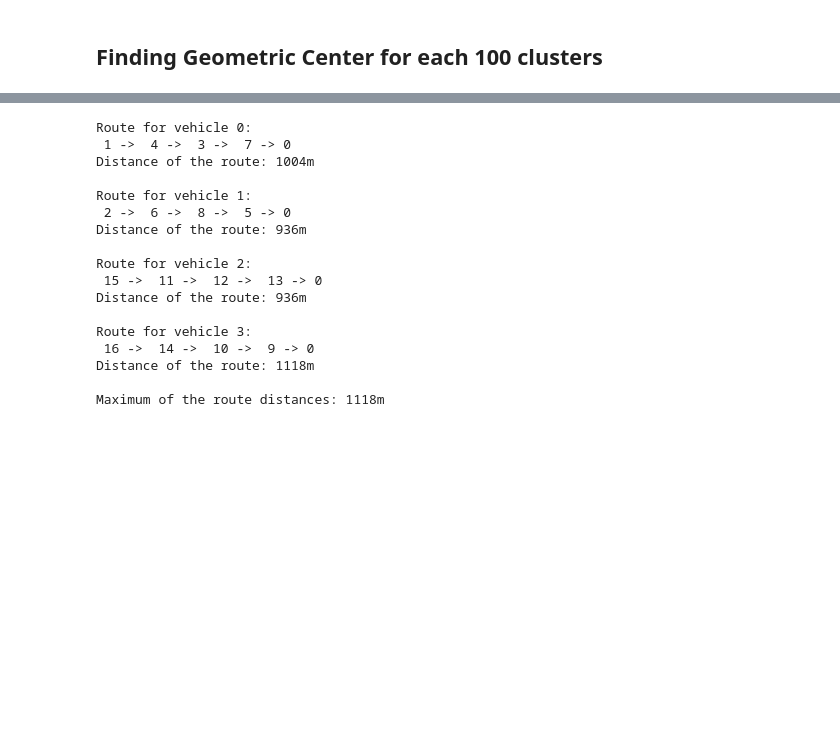
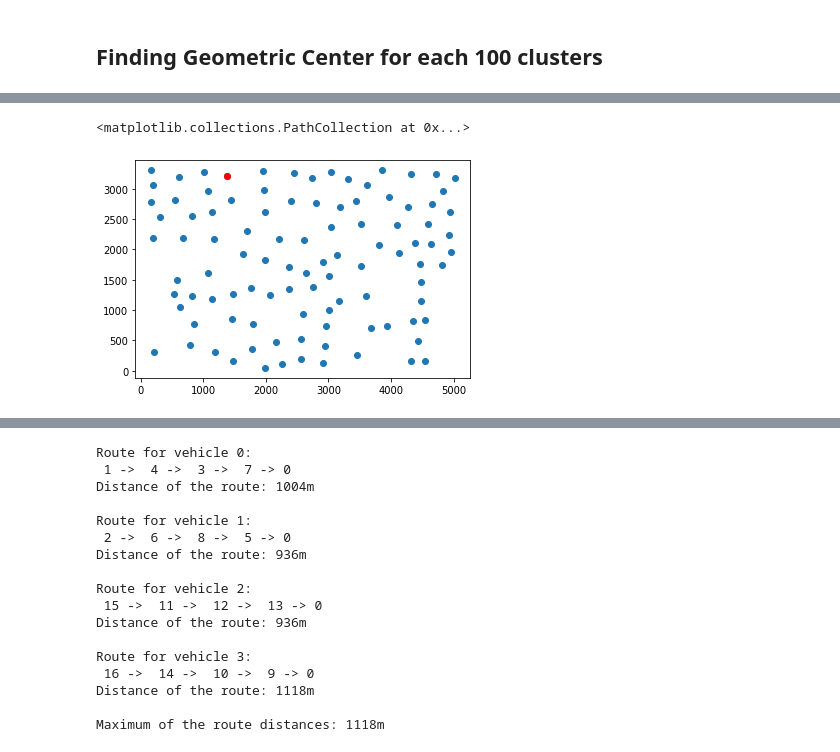
Before and after one commit to prasun2106/vehicle_routing_problem, a Jupyter notebook: vrp_travelling_santa.ipynb, the cells around one changed output, grey strips where cells are left out. Drawn from its saved outputs; the diff is of its cells as text; code cells hidden in the pictures; blank space fills up the shorter version.

```diff
--- a/vrp_travelling_santa.ipynb
+++ b/vrp_travelling_santa.ipynb
@@ -102,3 +101,10 @@ plt.scatter(x = cities.groupby(by = 'mclust')[['X','Y']].mean()['X'],y =  cities
 # %%
 cities_center = cities.groupby('mclust')['Y'].mean().reset_index().merge(cities.groupby('mclust')['X'].mean().reset_index(), how = 'inner')
+# %%
+# Case 1:single depot
+plt.scatter(cities_center['X'], cities_center['Y'])
+plt.scatter(cities_center['X'][8], cities_center['Y'][8], c = 'red')
+# %% [output]
+<matplotlib.collections.PathCollection at 0x...>
+[figure, added]
 # %%
```
Also changed, not shown: parts of 28 cells of this notebook, 12 other files.
